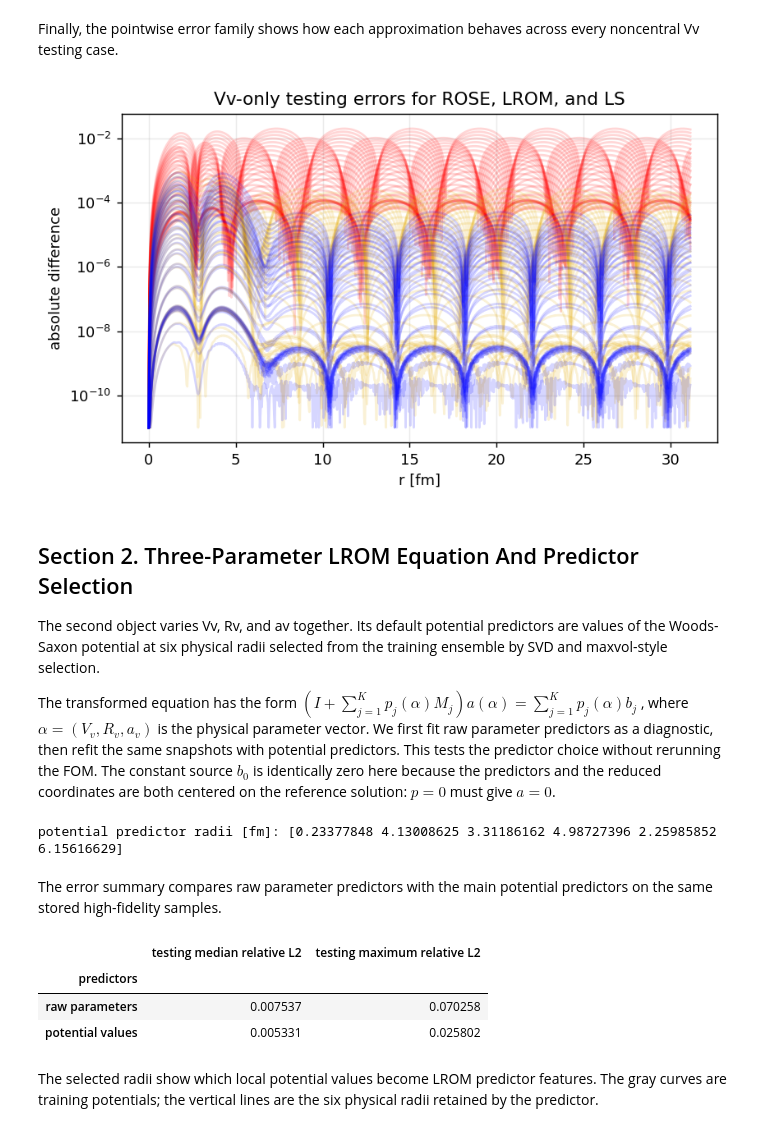
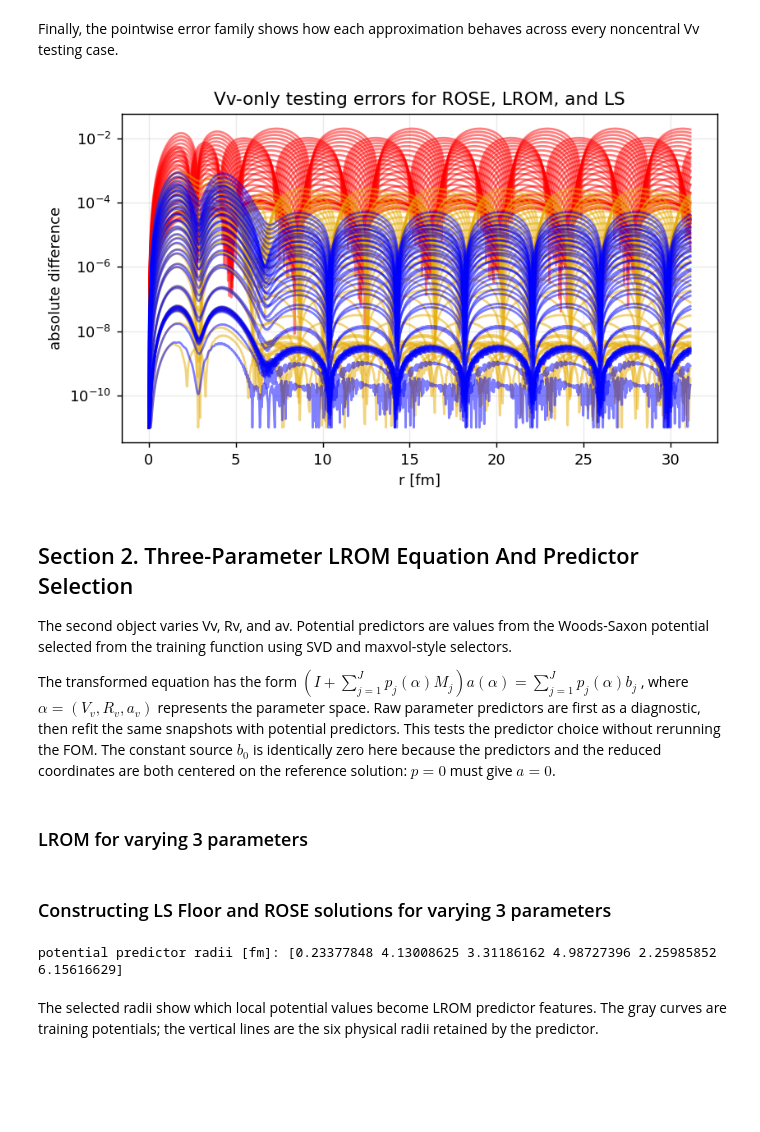
Before and after one commit to nitrogen5052/Learning-Reduced-Order-Models, a Jupyter notebook: notebooks/01_rbm_vs_lrom_single_wavefunction.ipynb, the cells around one changed output. Saved outputs shown, nothing was run; the diff lists cells and outputs as text; code cells hidden in the pictures; blank space fills up the shorter version.

```diff
--- a/notebooks/01_rbm_vs_lrom_single_wavefunction.ipynb
+++ b/notebooks/01_rbm_vs_lrom_single_wavefunction.ipynb
@@ -512,31 +518,32 @@ behaves across every noncentral Vv testing case.
 # %%
 vv_errors = dict(vv_emulator.testing_errors[0])
 vv_errors["ls"] = np.abs(vv_ls_wavefunctions - vv_fom_test)
 vv_errors["rose"] = np.abs(vv_rose_wavefunctions - vv_fom_test)
 fig, ax = plt.subplots(figsize=(7.2, 4.0))
 for method in ("rose", "lrom", "ls"):
     for error in vv_errors[method][vv_plot_mask]:
-        ax.plot(r, np.maximum(error, DISPLAY_ERROR_FLOOR), color=METHOD_COLORS[method], alpha=0.16)
+        ax.plot(r, np.maximum(error, DISPLAY_ERROR_FLOOR), color=METHOD_COLORS[method], alpha=0.5)
 ax.set_yscale("log")
 ax.set_xlabel("r [fm]")
 ax.set_ylabel("absolute difference")
 ax.set_title("Vv-only testing errors for ROSE, LROM, and LS")
 plt.show()
 # %% [output]
-[figure, old version]
+[figure, new version]
 # %% [markdown]
 ## Section 2. Three-Parameter LROM Equation And Predictor Selection
 
-The second object varies Vv, Rv, and av together. Its default potential
-predictors are values of the Woods-Saxon potential at six physical radii
-selected from the training ensemble by SVD and maxvol-style selection.
+The second object varies Vv, Rv, and av. Potential
+predictors are values from the Woods-Saxon potential selected from the training function using SVD and maxvol-style selectors.
 
 The transformed equation has the form
-$(I + \sum_{j=1}^{K}p_j(\alpha)M_j)a(\alpha)
-= \sum_{j=1}^{K}p_j(\alpha)b_j$, where $\alpha=(V_v,R_v,a_v)$
-is the physical parameter vector. We first fit raw parameter predictors
+$(I + \sum_{j=1}^{J}p_j(\alpha)M_j)a(\alpha)
+= \sum_{j=1}^{J}p_j(\alpha)b_j$, where $\alpha=(V_v,R_v,a_v)$
+represents the parameter space. Raw parameter predictors are first
 as a diagnostic, then refit the same snapshots with potential predictors.
 This tests the predictor choice without rerunning the FOM.
 The constant source $b_0$ is identically zero here because the
 predictors and the reduced coordinates are both centered on the
 reference solution: $p = 0$ must give $a = 0$.
+# %% [markdown]
+### LROM for varying 3 parameters
@@ -543 +609,3 @@ reference solution: $p = 0$ must give $a = 0$.
+# %% [markdown]
+### Constructing LS Floor and ROSE solutions for varying 3 parameters
 # %%
@@ -677,30 +693,6 @@ ws3_rose_rel_test = np.linalg.norm(ws3_rose_wf_test - ws3_fom_test, axis=1) / np
 print("potential predictor radii [fm]:", ws3_emulator.predictors.selected_radii)
 # %% [output]
 potential predictor radii [fm]: [0.23377848 4.13008625 3.31186162 4.98727396 2.25985852 6.15616629]
-# %% [markdown]
-The error summary compares raw parameter predictors with the main
-potential predictors on the same stored high-fidelity samples.
-# %%
-potential_relative_l2 = np.asarray(
-    ws3_emulator.testing_results.metrics["relative_l2"][0]["lrom"]
-)
-pd.DataFrame([
-    {
-        "predictors": "raw parameters",
-        "testing median relative L2": float(np.median(parameter_relative_l2)),
-        "testing maximum relative L2": float(np.max(parameter_relative_l2)),
-    },
-    {
-        "predictors": "potential values",
-        "testing median relative L2": float(np.median(potential_relative_l2)),
-        "testing maximum relative L2": float(np.max(potential_relative_l2)),
-    },
-]).set_index("predictors")
-# %% [output]
-|  | testing median relative L2 | testing maximum relative L2 |
-| predictors |  |  |
-| raw parameters | 0.007537 | 0.070258 |
-| potential values | 0.005331 | 0.025802 |
 # %% [markdown]
 The selected radii show which local potential values become LROM
 predictor features. The gray curves are training potentials; the
```
Also changed, not shown: parts of 26 cells of this notebook.
